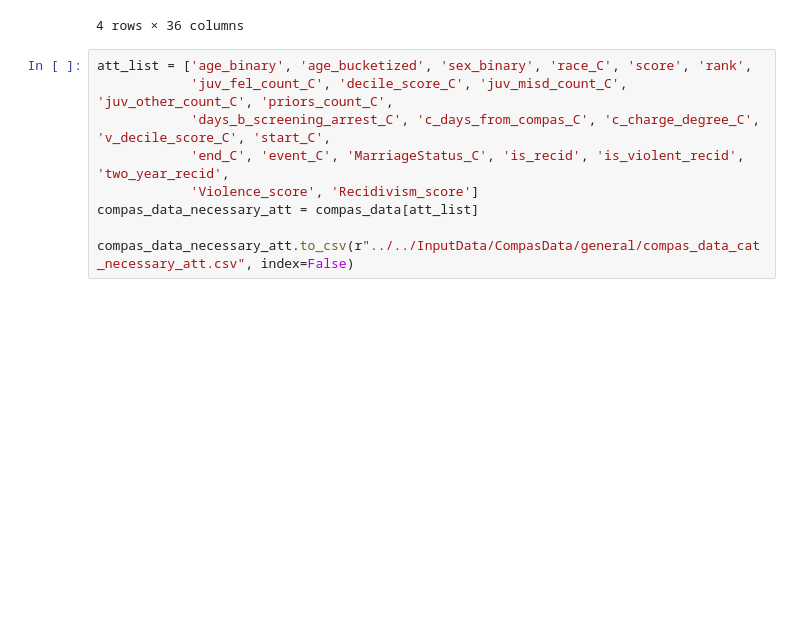
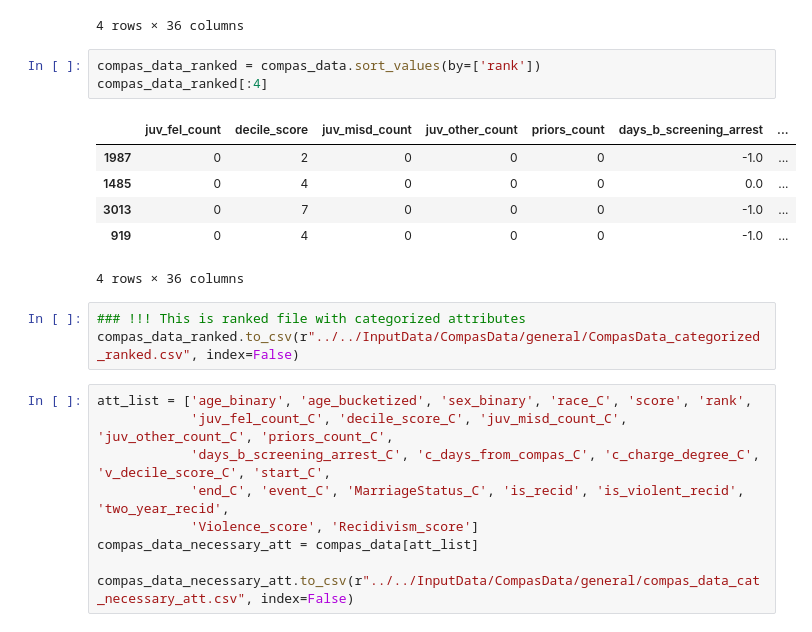
Before and after one commit to JinyangLi01/UnfairlyTreatedGroupDetection, a Jupyter notebook: Coding/DataPreprocessing/CompasDataset_1_ranking.ipynb, the cells around one changed output. Saved outputs shown, nothing was run; the diff lists cells and outputs as text; blank space fills up the shorter version.

```diff
--- a/Coding/DataPreprocessing/CompasDataset_1_ranking.ipynb
+++ b/Coding/DataPreprocessing/CompasDataset_1_ranking.ipynb
@@ -1015,6 +1015,19 @@ compas_data[:4]
 | 2 | 0 | 4 | 0 | 1 | 4 | -1.0 | ... |
 | 3 | 0 | 8 | 1 | 0 | 1 | NaN | ... |
 4 rows × 36 columns
+# %%
+compas_data_ranked = compas_data.sort_values(by=['rank'])
+compas_data_ranked[:4]
+# %% [output]
+|  | juv_fel_count | decile_score | juv_misd_count | juv_other_count | priors_count | days_b_screening_arrest | ... |
+| 1987 | 0 | 2 | 0 | 0 | 0 | -1.0 | ... |
+| 1485 | 0 | 4 | 0 | 0 | 0 | 0.0 | ... |
+| 3013 | 0 | 7 | 0 | 0 | 0 | -1.0 | ... |
+| 919 | 0 | 4 | 0 | 0 | 0 | -1.0 | ... |
+4 rows × 36 columns
+# %%
+### !!! This is ranked file with categorized attributes
+compas_data_ranked.to_csv(r"../../InputData/CompasData/general/CompasData_categorized_ranked.csv", index=False)
 # %%
 att_list = ['age_binary', 'age_bucketized', 'sex_binary', 'race_C', 'score', 'rank',
             'juv_fel_count_C', 'decile_score_C', 'juv_misd_count_C', 'juv_other_count_C', 'priors_count_C',
```
Also changed, not shown: 4 other files.
